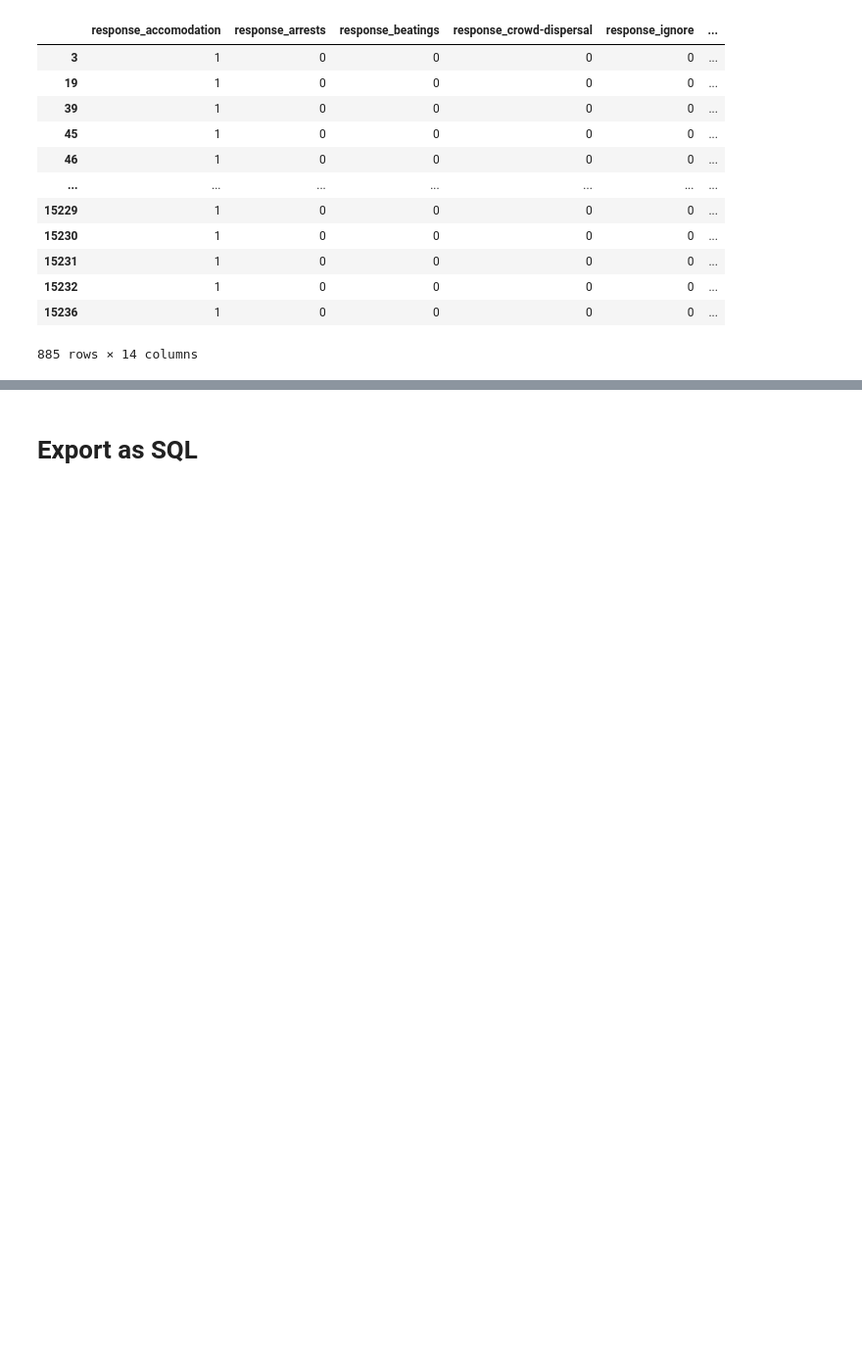
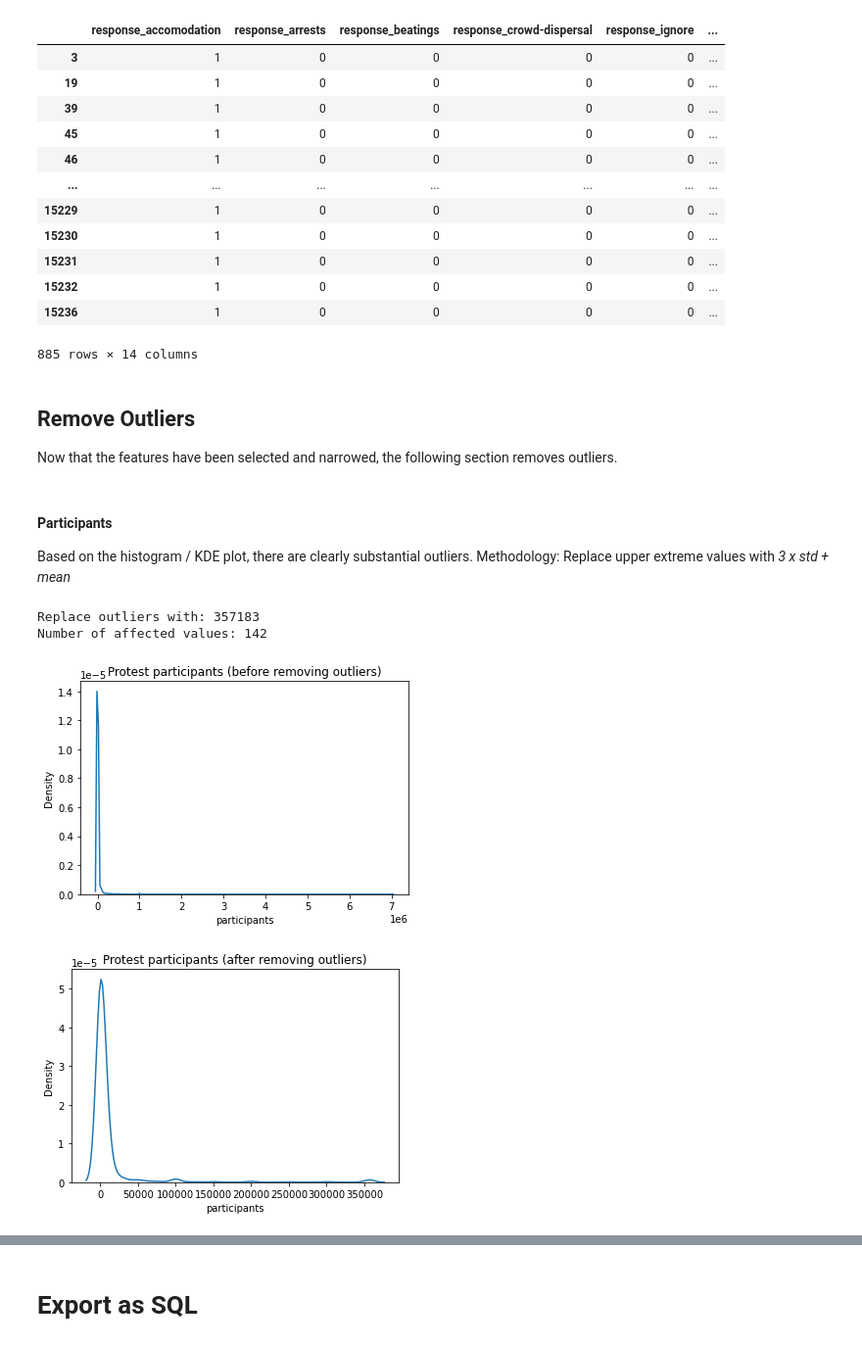
Before and after one commit to sethnlewis/Predicting-Political-Revolutions, a Jupyter notebook: notebooks/Clean - protests.ipynb, the cells around one changed output, grey strips where cells are left out. Shown at 98% size. Drawn from its saved outputs; the diff is of its cells as text; code cells hidden in the pictures; blank space fills up the shorter version.

Commit message:
Substantial progress in data understanding, visualization and removing outliers

```diff
--- a/notebooks/Clean - protests.ipynb
+++ b/notebooks/Clean - protests.ipynb
@@ -202,8 +204,9 @@ df['enddate'] = pd.to_datetime(enddate)
 
 
 # Duration
-df['duration_days'] = (df.enddate - df.startdate).dt.days
-
+# Add 1 to enddate because no protest is "zero" days, as would be indicated by a 1-day
+# protest in the otherwise-defined below formula
+df['duration_days'] = ((df.enddate+datetime.timedelta(days=1)) - df.startdate).dt.days
 
 # Display resulting dataframe info
 df.info()
@@ -1183,3 +1186,32 @@ temp.loc[(temp.stateresponse1=='accomodation') & (temp.stateresponse2.isna())]
 | 15232 | 1 | 0 | 0 | 0 | 0 | ... |
 | 15236 | 1 | 0 | 0 | 0 | 0 | ... |
 885 rows × 14 columns
+# %% [markdown]
+## Remove Outliers
+
+Now that the features have been selected and narrowed, the following section removes outliers.
+# %% [markdown]
+#### Participants
+Based on the histogram / KDE plot, there are clearly substantial outliers. Methodology: Replace upper extreme values with *3 x std + mean*
+# %%
+# Calculate the replacement value
+max_value = int(df_clean.participants.mean() + 3*df_clean.participants.std())
+print('Replace outliers with:', max_value)
+print('Number of affected values:', df_clean.loc[df_clean.participants>max_value].shape[0])
+
+# Before removing outliers
+plt.figure()
+sns.kdeplot(x=df_clean.participants)
+plt.title('Protest participants (before removing outliers)')
+plt.show()
+
+# After removing outliers
+df_clean.loc[df_clean.participants>max_value, 'participants'] = max_value
+plt.figure()
+sns.kdeplot(x=df_clean.participants)
+plt.title('Protest participants (after removing outliers)');
+# %% [output]
+Replace outliers with: 357183
+Number of affected values: 142
+[figure, added]
+[figure, added]
```
Also changed, not shown: parts of 17 cells of this notebook, 4 other files.
